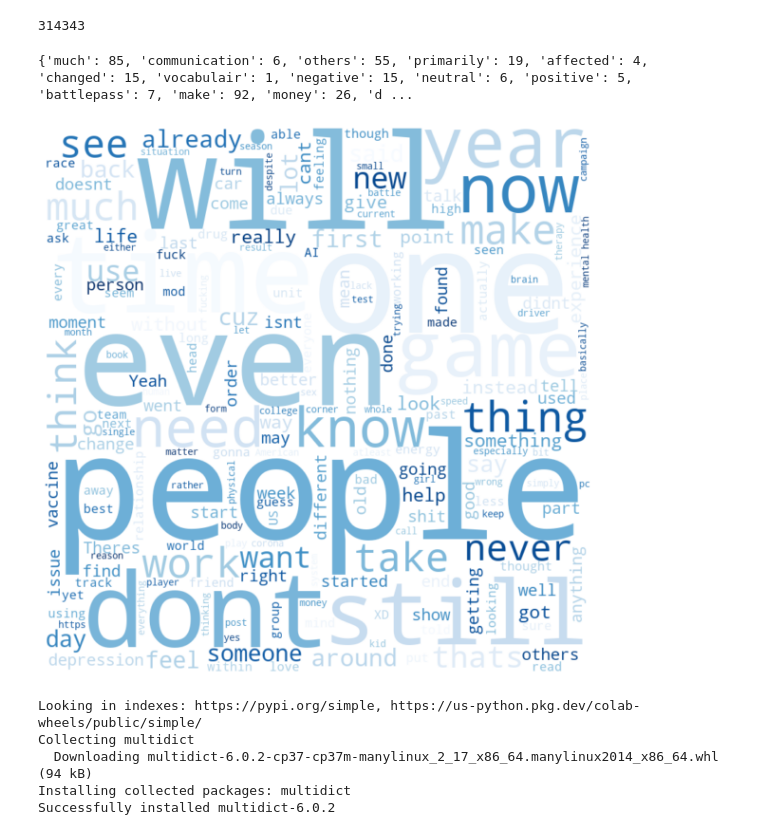
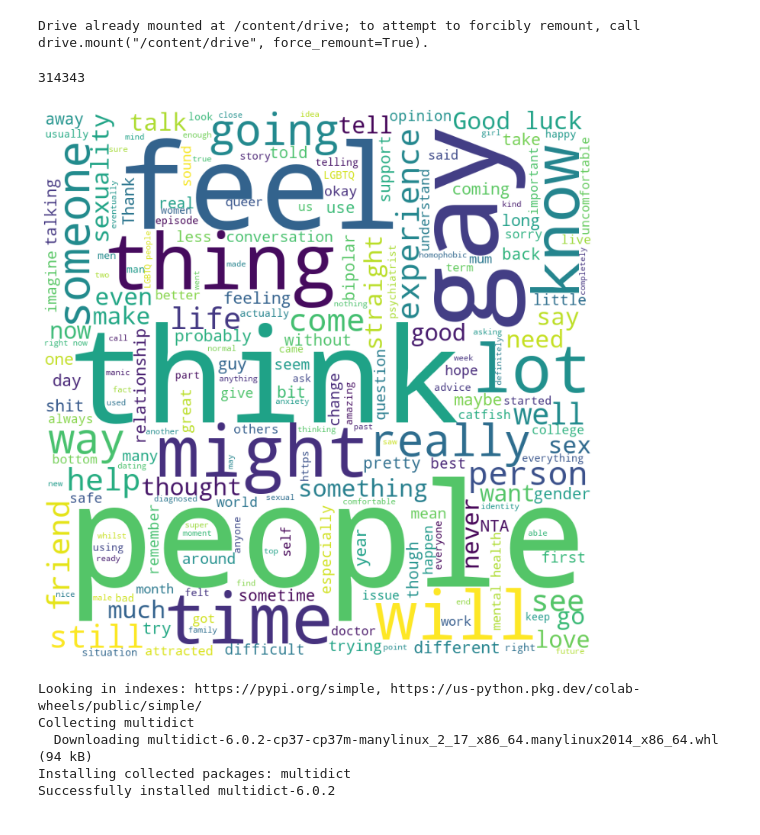
Before and after one commit to Madalina0303/Licenta-Depresie, a Jupyter notebook: TextVisualization.ipynb, the cells around one changed output. Saved outputs shown, nothing was run; the diff lists cells and outputs as text; code cells hidden in the pictures.

Commit message:
Creată în Colaboratory

```diff
--- a/TextVisualization.ipynb
+++ b/TextVisualization.ipynb
@@ -6,6 +6,11 @@
 # %%
 import spacy
 import scattertext as st
+# %%
+from google.colab import drive
+drive.mount('/content/drive')
+# %% [output]
+Drive already mounted at /content/drive; to attempt to forcibly remount, call drive.mount("/content/drive", force_remount=True).
 # %%
 nlp = spacy.load('en')
 # %%
@@ -49,43 +54,41 @@ import pandas as pd
 
 # Reads 'Youtube04-Eminem.csv' file
 # df = pd.read_csv(r"Youtube04-Eminem.csv", encoding ="latin-1")
-nou = WordCloud().process_text(post_dmin)
-print(nou)
-comment_words = ''
+# nou = WordCloud().process_text(post_dmin)
+# print(nou)
+# comment_words = ''
 stopwords = set(STOPWORDS)
 
 # iterate through the csv file
 # for val in df.CONTENT:
 
 #     # typecaste each val to string
 #     val = str(val)
 
 #     # split the value
 #     tokens = val.split()
 
 #     # Converts each token into lowercase
 #     for i in range(len(tokens)):
 #         tokens[i] = tokens[i].lower()
 
 #     comment_words += " ".join(tokens)+" "
 
 comment_words = "deci nu inteleg nimic dar nimic, doamne ajuta sa fie bine cat de cat"
 wordcloud = WordCloud(width = 800, height = 800,
                 background_color ='white',
                 stopwords = stopwords,
-                colormap= '',
-                min_font_size = 10).generate_from_frequencies(nou)
+                min_font_size = 10).generate(post_ds)
 
 # plot the WordCloud image
-plt.figure(figsize = (8, 8), facecolor = None)
-plt.imshow(wordcloud,interpolation='bilinear')
+plt.figure(figsize = (10, 10), facecolor = None)
+plt.imshow(wordcloud)
 plt.axis("off")
 plt.tight_layout(pad = 0)
 
 plt.show()
 # %% [output]
-{'much': 85, 'communication': 6, 'others': 55, 'primarily': 19, 'affected': 4, 'changed': 15, 'vocabulair': 1, 'negative': 15, 'neutral': 6, 'positive': 5, 'battlepass': 7, 'make': 92, 'money': 26, 'd ...
-[figure, old version]
+[figure, new version]
 # %%
 !pip install multidict
 # %% [output]
```
Also changed, not shown: parts of 5 cells of this notebook.
